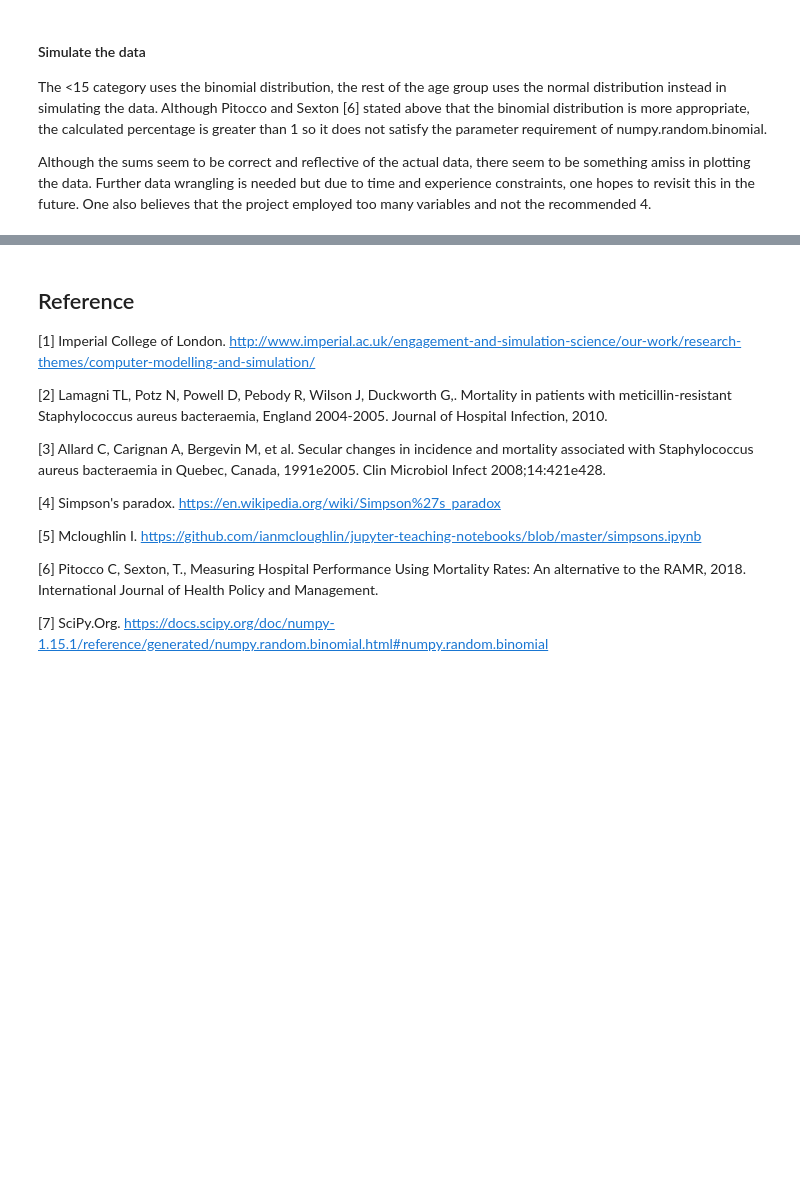
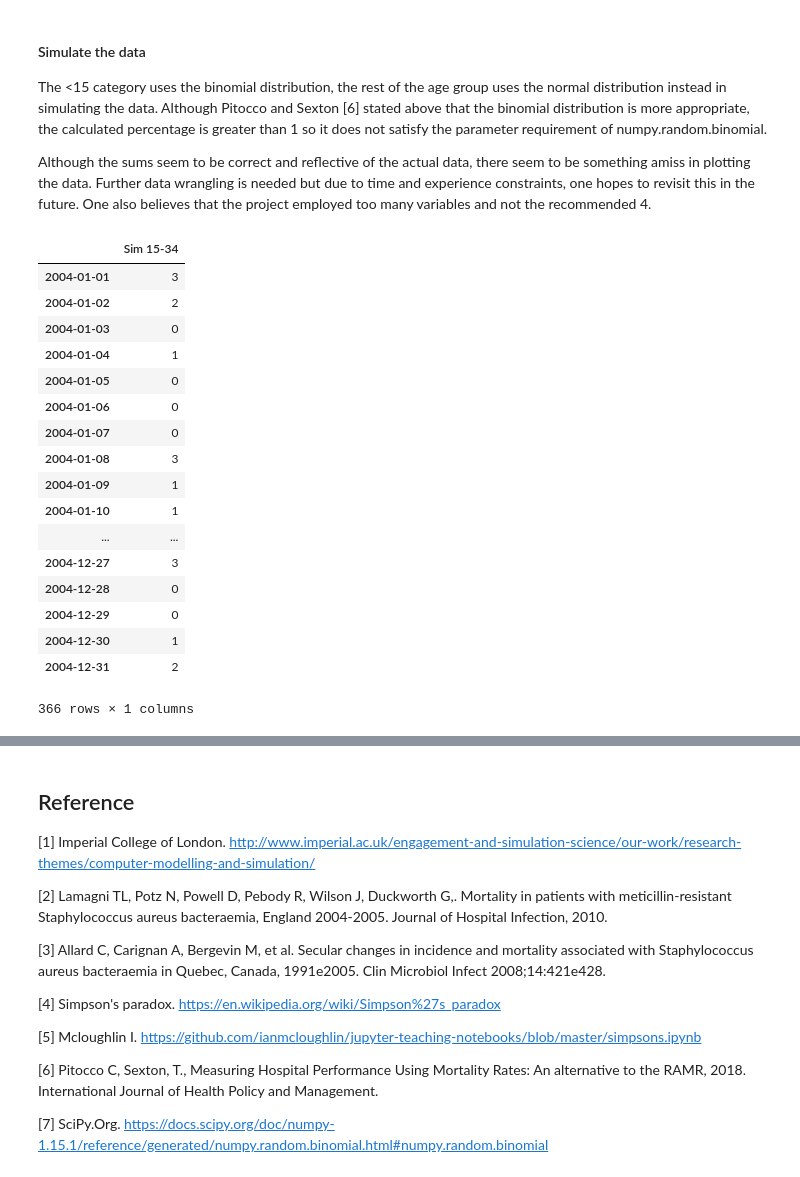
Before and after one commit to NurseQ/Simulation-Project-for-Programming-for-Data-Analysis-, a Jupyter notebook: Simulation Project.ipynb, the cells around one changed output, grey strips where cells are left out. Drawn from its saved outputs; the diff is of its cells as text; code cells hidden in the pictures; blank space fills up the shorter version.

Commit message:
add poisson distribution

```diff
--- a/Simulation Project.ipynb
+++ b/Simulation Project.ipynb
@@ -465,5 +465,27 @@ Although the sums seem to be correct and reflective of the actual data, there se
 
 age = pd.DataFrame({'Sim<15': np.random.binomial(1, .35, 366), 'Sim 15-34': np.random.normal(1.03, 0.01, 366), 'Sim 35-44': np.random.normal(1.27, 0.01, 366), 'Sim 45-54': np.random.normal(1.91, 0.01, 366), 'Sim 55-64': np.random.normal(3.26, 0.01, 366), 'Sim 65-74':np.random.normal(5.21, 0.01, 366), 'Sim 75-84': np.random.normal(7.5, 0.01, 366), 'Sim >85': np.random.normal(4.15, 0.01, 366) })
 infections_age_year = age.set_index(dateRng)
+# %%
+age = pd.DataFrame(np.random.poisson(1.03, len(dateRng)), index=dateRng, columns=['Sim 15-34'] )
+age
+# %% [output]
+|  | Sim 15-34 |
+| 2004-01-01 | 3 |
+| 2004-01-02 | 2 |
+| 2004-01-03 | 0 |
+| 2004-01-04 | 1 |
+| 2004-01-05 | 0 |
+| 2004-01-06 | 0 |
+| 2004-01-07 | 0 |
+| 2004-01-08 | 3 |
+| 2004-01-09 | 1 |
+| 2004-01-10 | 1 |
+| ... | ... |
+| 2004-12-27 | 3 |
+| 2004-12-28 | 0 |
+| 2004-12-29 | 0 |
+| 2004-12-30 | 1 |
+| 2004-12-31 | 2 |
+366 rows × 1 columns
 # %%
 infections_age_year
```
Also changed, not shown: parts of 8 cells of this notebook.
